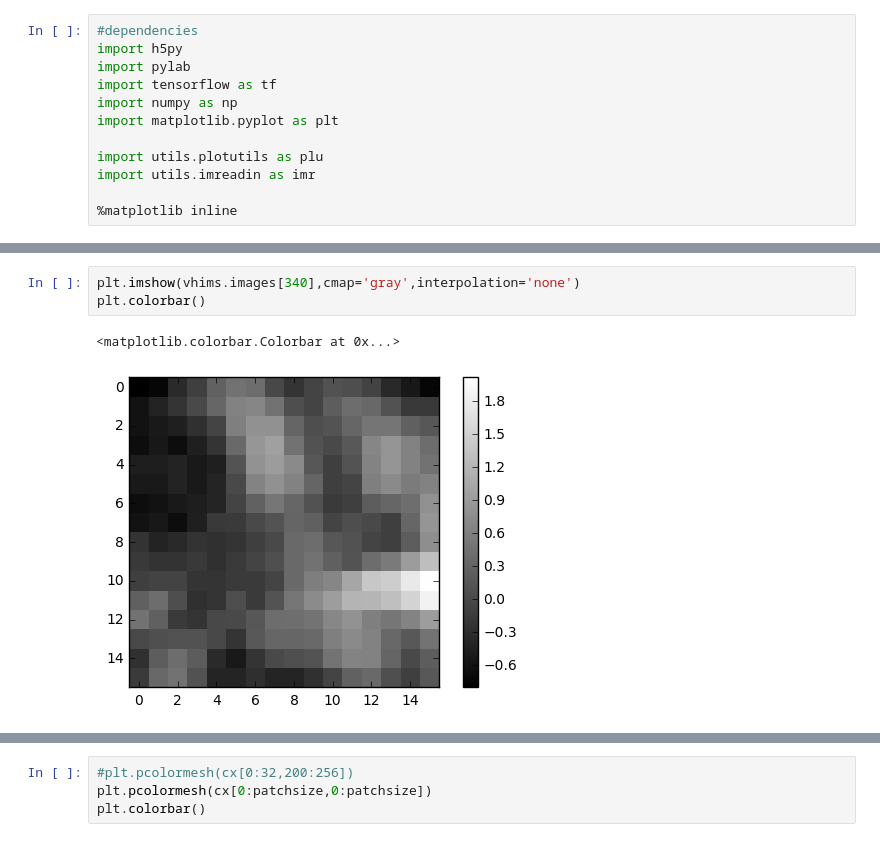
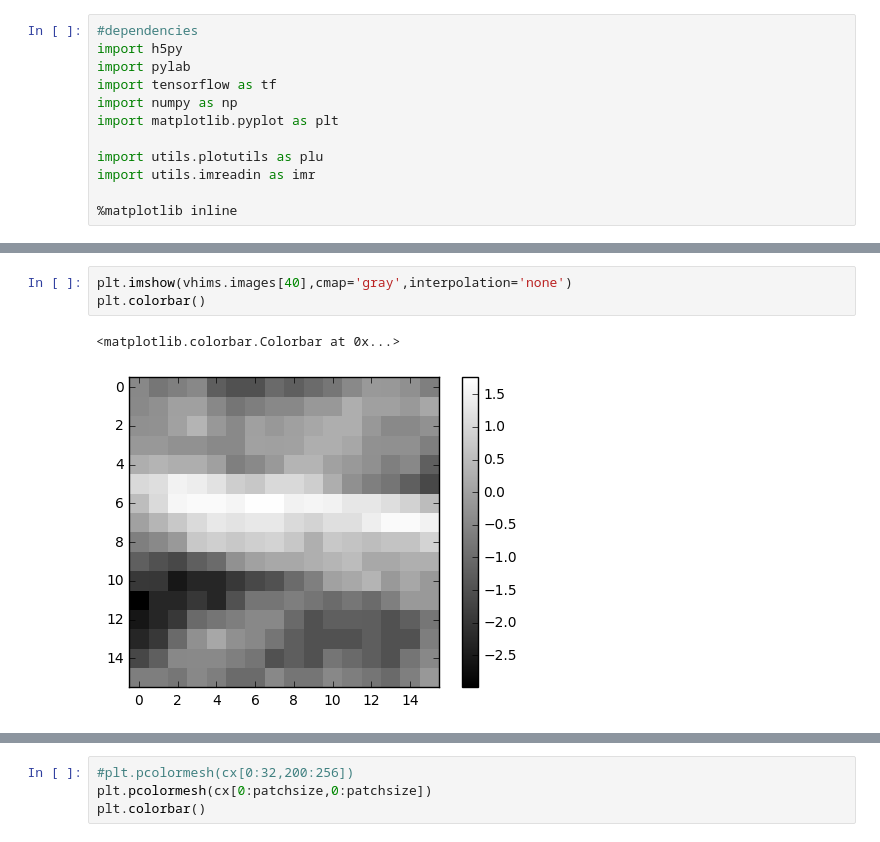
Before and after one commit to vdutell/karklinsimoncelli2011, a Jupyter notebook: Reimplementing Model - Karklin & Simoncelli 2011 .ipynb, the cells around one changed output, grey strips where cells are left out. Drawn from its saved outputs; the diff is of its cells as text.

```diff
--- a/Reimplementing Model - Karklin & Simoncelli 2011 .ipynb
+++ b/Reimplementing Model - Karklin & Simoncelli 2011 .ipynb
@@ -71,10 +66,10 @@ Done Shuffling!
 Images Loaded. Carry On!
 # %%
-plt.imshow(vhims.images[340],cmap='gray',interpolation='none')
+plt.imshow(vhims.images[40],cmap='gray',interpolation='none')
 plt.colorbar()
 # %% [output]
 <matplotlib.colorbar.Colorbar at 0x...>
-[figure, old version]
+[figure, new version]
 # %%
 #covariance parameters
 
```
Also changed, not shown: parts of 8 cells of this notebook.
